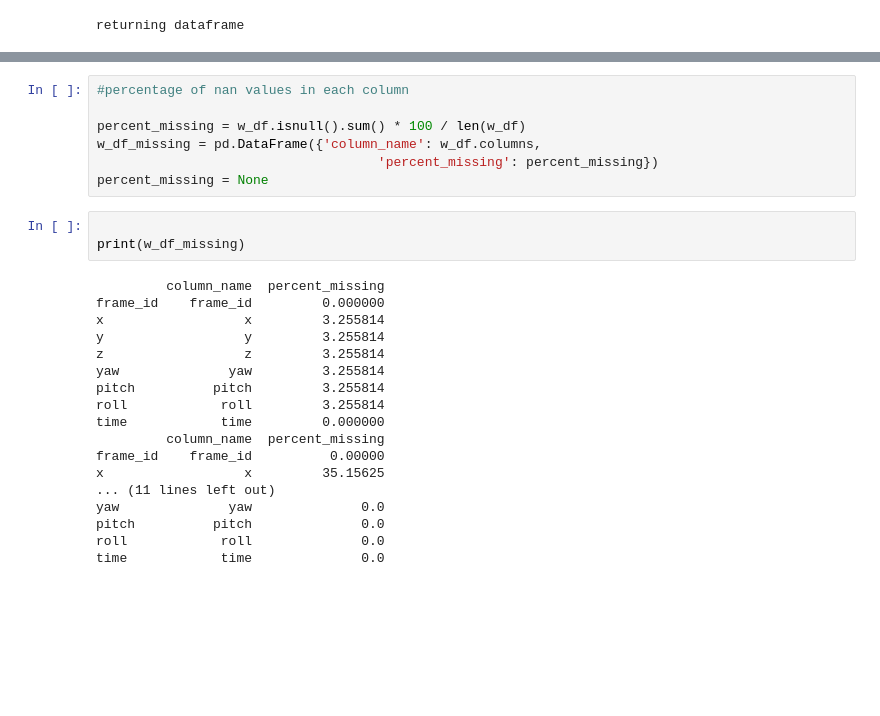
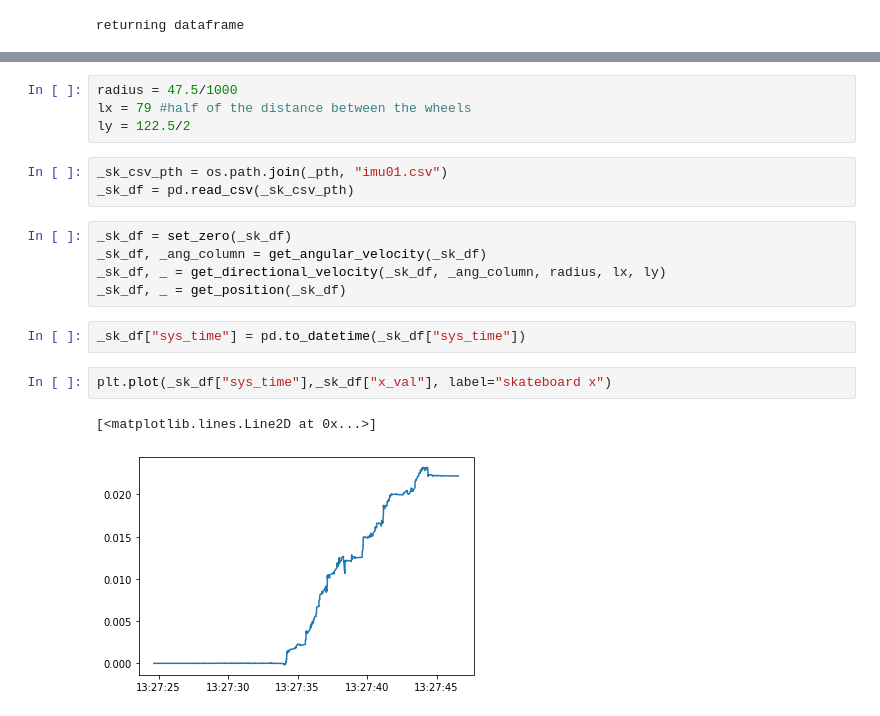
Before and after one commit to SujithChristopher/skateboard_gui, a Jupyter notebook: ipy_notebooks/analysis_singlecam_sensors.ipynb, the cells around one changed output, grey strips where cells are left out. Cells and saved outputs as stored; diff of their text form; blank space fills up the shorter version.

```diff
--- a/ipy_notebooks/analysis_singlecam_sensors.ipynb
+++ b/ipy_notebooks/analysis_singlecam_sensors.ipynb
@@ -119,28 +124,19 @@ plt.legend()
-# %%
-#percentage of nan values in each column
-
-percent_missing = w_df.isnull().sum() * 100 / len(w_df)
-w_df_missing = pd.DataFrame({'column_name': w_df.columns,
-                                    'percent_missing': percent_missing})
-percent_missing = None
-# %%
-
-print(w_df_missing)
-# %% [output]
-         column_name  percent_missing
-frame_id    frame_id         0.000000
-x                  x         3.255814
-y                  y         3.255814
-z                  z         3.255814
-yaw              yaw         3.255814
-pitch          pitch         3.255814
-roll            roll         3.255814
-time            time         0.000000
-         column_name  percent_missing
-frame_id    frame_id          0.00000
-x                  x         35.15625
-... (11 lines left out)
-yaw              yaw              0.0
-pitch          pitch              0.0
-roll            roll              0.0
-time            time              0.0
+# %%
+radius = 47.5/1000
+lx = 79 #half of the distance between the wheels
+ly = 122.5/2
+# %%
+_sk_csv_pth = os.path.join(_pth, "imu01.csv")
+_sk_df = pd.read_csv(_sk_csv_pth)
+# %%
+_sk_df = set_zero(_sk_df)
+_sk_df, _ang_column = get_angular_velocity(_sk_df)
+_sk_df, _ = get_directional_velocity(_sk_df, _ang_column, radius, lx, ly)
+_sk_df, _ = get_position(_sk_df)
+# %%
+_sk_df["sys_time"] = pd.to_datetime(_sk_df["sys_time"])
+# %%
+plt.plot(_sk_df["sys_time"],_sk_df["x_val"], label="skateboard x")
+# %% [output]
+[<matplotlib.lines.Line2D at 0x...>]
+[figure, added]
```
Also changed, not shown: parts of 8 cells of this notebook.
